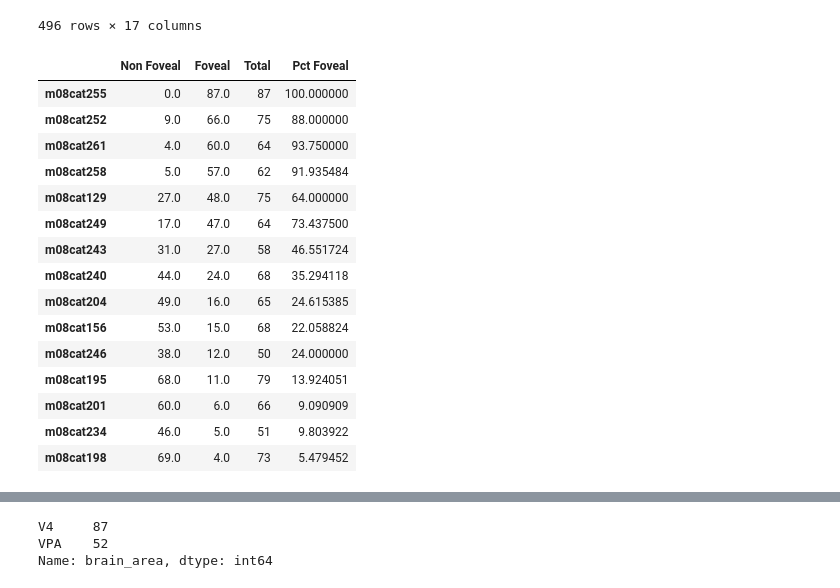
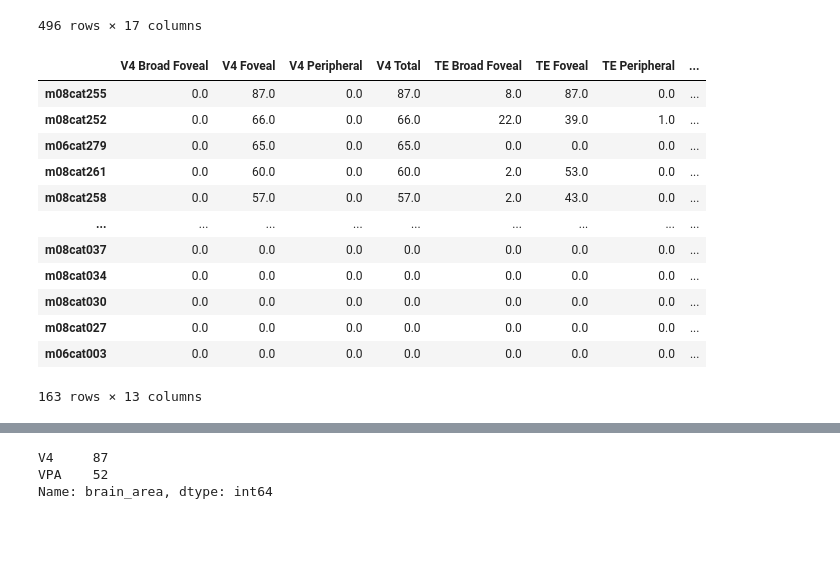
Before and after one commit to lucasdonaire/active-vision, a Jupyter notebook: create_session_data.ipynb, the cells around one changed output, grey strips where cells are left out. Saved outputs shown, nothing was run; the diff lists cells and outputs as text; code cells hidden in the pictures; blank space fills up the shorter version.

```diff
--- a/create_session_data.ipynb
+++ b/create_session_data.ipynb
@@ -47,4 +101,20 @@ vpa data read and saved
 # input(f'saving only {AREA} data. ok?')
 # df_cell = aux.get_dataframe_cell_list(f'cell list {MONKEY}\\cell list {AREA}.txt')
 # df_cell
+# %%
+df_v4tot = df_cell[df_cell['brain_area']=='V4']
+df_v4fov = df_v4tot[df_v4tot['RF_type'] == 'Focal Foveal']
+df_v4broadfov = df_v4tot[df_v4tot['RF_type'] == 'Broad Foveal']
+df_v4perif = df_v4tot[df_v4tot['RF_type'] == 'Peripheral']
+
+
+df_TEtot = df_cell[df_cell['brain_area']=='TE']
+df_TEfov = df_TEtot[df_TEtot['RF_type'] == 'Focal Foveal']
+df_TEbroadfov = df_TEtot[df_TEtot['RF_type'] == 'Broad Foveal']
+df_TEperif = df_TEtot[df_TEtot['RF_type'] == 'Peripheral']
+
+df_TEOtot = df_cell[df_cell['brain_area']=='TEO']
+df_TEOfov = df_TEOtot[df_TEOtot['RF_type'] == 'Focal Foveal']
+df_TEObroadfov = df_TEOtot[df_TEOtot['RF_type'] == 'Broad Foveal']
+df_TEOperif = df_TEOtot[df_TEOtot['RF_type'] == 'Peripheral']
 # %%
@@ -72,24 +144,8 @@ df_fov
 | 2266 | 2267 | m08cat261spk128z | m08det260spk128z | +3-3 | 1036 | V4 | 0.0 | NaN | face | 0.286230 | ... |
 496 rows × 17 columns
 # %%
-df_qtd_neurons = pd.DataFrame({'Non Foveal': df_nfov['session'].value_counts(), 'Foveal': df_fov['session'].value_counts(),'Total':df_v4['session'].value_counts()}).fillna(0).sort_values('Foveal',ascending=False)
-df_qtd_neurons['Pct Foveal'] = 100 * df_qtd_neurons['Foveal'] / df_qtd_neurons['Total']
+# df_qtd_neurons = pd.DataFrame({'Non Foveal': df_nfov['session'].value_counts(), 'Foveal': df_fov['session'].value_counts(),'Total':df_v4['session'].value_counts()}).fillna(0).sort_values('Foveal',ascending=False)
+# df_qtd_neurons = pd.DataFrame({'Broad Foveal': df_broadfov['session'].value_counts(), 'Foveal': df_fov['session'].value_counts(),'Peripheral':df_perif['session'].value_counts(),'Total':df_v4['session'].value_counts()}).fillna(0).sort_values('Foveal',ascending=False)
+# df_qtd_neurons['Pct Foveal'] = 100 * df_qtd_neurons['Foveal'] / df_qtd_neurons['Total']
 # df_qtd_neurons[df_qtd_neurons['Foveal']>=4]
-df_qtd_neurons[df_qtd_neurons['Foveal']>=4]
+# df_qtd_neurons[df_qtd_neurons['Foveal']>=4]
-# %% [output]
-|  | Non Foveal | Foveal | Total | Pct Foveal |
-| m08cat255 | 0.0 | 87.0 | 87 | 100.000000 |
-| m08cat252 | 9.0 | 66.0 | 75 | 88.000000 |
-| m08cat261 | 4.0 | 60.0 | 64 | 93.750000 |
-| m08cat258 | 5.0 | 57.0 | 62 | 91.935484 |
-| m08cat129 | 27.0 | 48.0 | 75 | 64.000000 |
-| m08cat249 | 17.0 | 47.0 | 64 | 73.437500 |
-| m08cat243 | 31.0 | 27.0 | 58 | 46.551724 |
-| m08cat240 | 44.0 | 24.0 | 68 | 35.294118 |
-| m08cat204 | 49.0 | 16.0 | 65 | 24.615385 |
-| m08cat156 | 53.0 | 15.0 | 68 | 22.058824 |
-| m08cat246 | 38.0 | 12.0 | 50 | 24.000000 |
-| m08cat195 | 68.0 | 11.0 | 79 | 13.924051 |
-| m08cat201 | 60.0 | 6.0 | 66 | 9.090909 |
-| m08cat234 | 46.0 | 5.0 | 51 | 9.803922 |
-| m08cat198 | 69.0 | 4.0 | 73 | 5.479452 |
@@ -95,0 +157,21 @@ df_qtd_neurons[df_qtd_neurons['Foveal']>=4]
+# %%
+df_qtd_neurons = pd.DataFrame({'V4 Broad Foveal': df_v4broadfov['session'].value_counts(), 'V4 Foveal': df_v4fov['session'].value_counts(),'V4 Peripheral':df_v4perif['session'].value_counts(),'V4 Total':df_v4tot['session'].value_counts(),
+                               'TE Broad Foveal': df_TEbroadfov['session'].value_counts(), 'TE Foveal': df_TEfov['session'].value_counts(),'TE Peripheral':df_TEperif['session'].value_counts(),'TE Total':df_TEtot['session'].value_counts(),
+                               'TEO Broad Foveal': df_TEObroadfov['session'].value_counts(), 'TEO Foveal': df_TEOfov['session'].value_counts(),'TEO Peripheral':df_TEOperif['session'].value_counts(),'TEO Total':df_TEOtot['session'].value_counts(),
+                               }).fillna(0).sort_values('V4 Foveal',ascending=False)
+df_qtd_neurons['IT Total'] = df_qtd_neurons['TE Total']+df_qtd_neurons['TEO Total']
+df_qtd_neurons
+# %% [output]
+|  | V4 Broad Foveal | V4 Foveal | V4 Peripheral | V4 Total | TE Broad Foveal | TE Foveal | TE Peripheral | ... |
+| m08cat255 | 0.0 | 87.0 | 0.0 | 87.0 | 8.0 | 87.0 | 0.0 | ... |
+| m08cat252 | 0.0 | 66.0 | 0.0 | 66.0 | 22.0 | 39.0 | 1.0 | ... |
+| m06cat279 | 0.0 | 65.0 | 0.0 | 65.0 | 0.0 | 0.0 | 0.0 | ... |
+| m08cat261 | 0.0 | 60.0 | 0.0 | 60.0 | 2.0 | 53.0 | 0.0 | ... |
+| m08cat258 | 0.0 | 57.0 | 0.0 | 57.0 | 2.0 | 43.0 | 0.0 | ... |
+| ... | ... | ... | ... | ... | ... | ... | ... | ... |
+| m08cat037 | 0.0 | 0.0 | 0.0 | 0.0 | 0.0 | 0.0 | 0.0 | ... |
+| m08cat034 | 0.0 | 0.0 | 0.0 | 0.0 | 0.0 | 0.0 | 0.0 | ... |
+| m08cat030 | 0.0 | 0.0 | 0.0 | 0.0 | 0.0 | 0.0 | 0.0 | ... |
+| m08cat027 | 0.0 | 0.0 | 0.0 | 0.0 | 0.0 | 0.0 | 0.0 | ... |
+| m06cat003 | 0.0 | 0.0 | 0.0 | 0.0 | 0.0 | 0.0 | 0.0 | ... |
+163 rows × 13 columns
```
Also changed, not shown: parts of 12 cells of this notebook, 1 other file.
